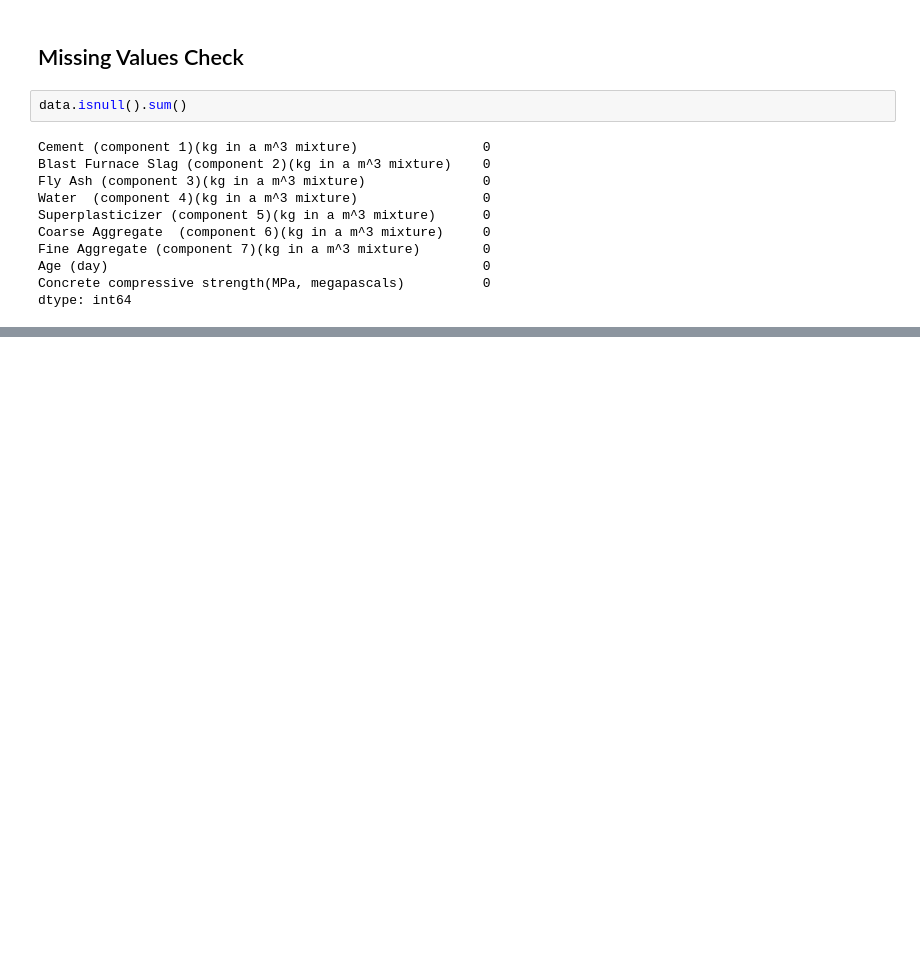
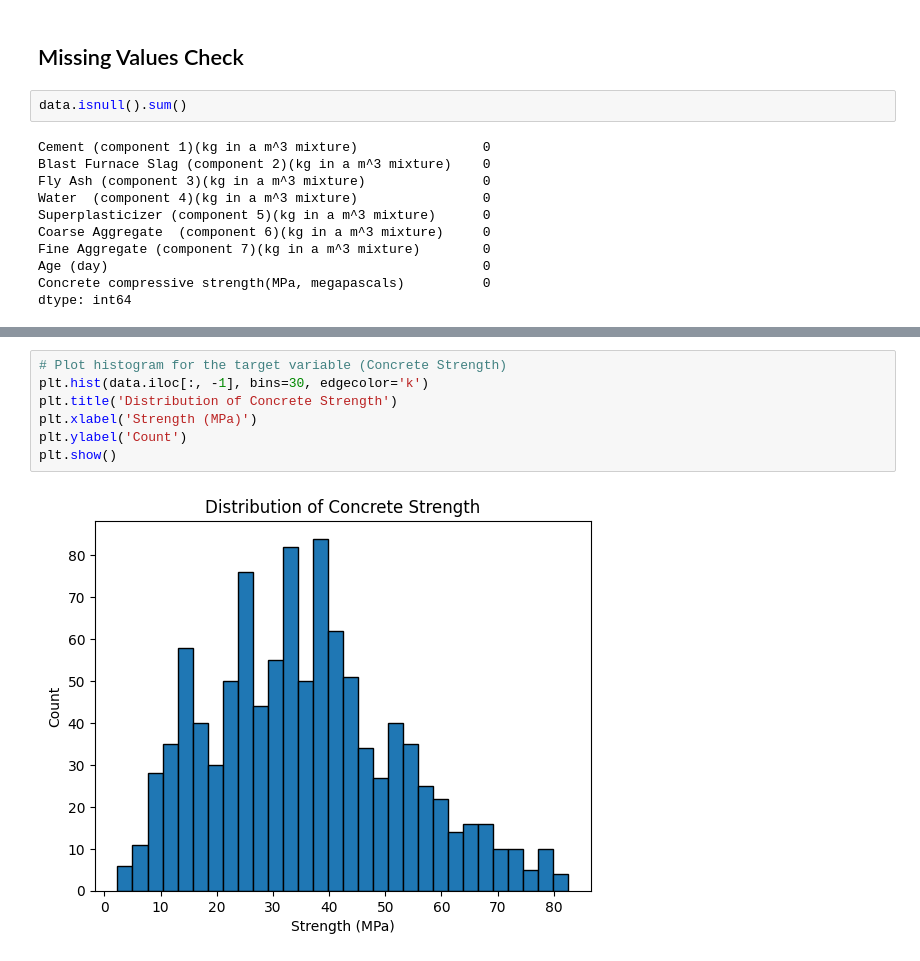
Before and after one commit to nayeem29dse/Concrete-Strength-Prediction-with-Neural-Network, a Jupyter notebook: Analysis.ipynb, the cells around one changed output, grey strips where cells are left out. Drawn from its saved outputs; the diff is of its cells as text; blank space fills up the shorter version.

```diff
--- a/Analysis.ipynb
+++ b/Analysis.ipynb
@@ -63,0 +110,9 @@ dtype: int64
+# %%
+# Plot histogram for the target variable (Concrete Strength)
+plt.hist(data.iloc[:, -1], bins=30, edgecolor='k')
+plt.title('Distribution of Concrete Strength')
+plt.xlabel('Strength (MPa)')
+plt.ylabel('Count')
+plt.show()
+# %% [output]
+[figure, added]
```
Also changed, not shown: parts of 4 cells of this notebook.
